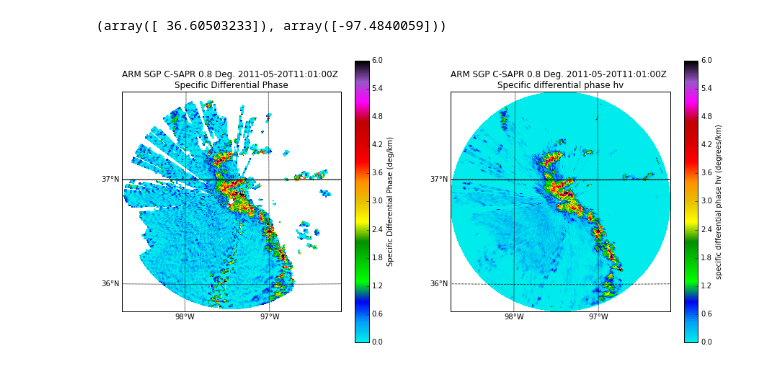
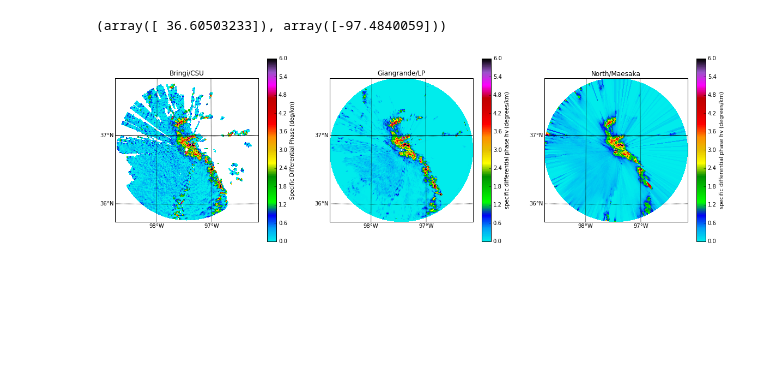
Before and after one commit to scollis/AGU_2016, a Jupyter notebook: notebooks/Processing a file-2.7.ipynb, the cells around one changed output. Cells and saved outputs as stored; diff of their text form; code cells hidden in the pictures; blank space fills up the shorter version.

```diff
--- a/notebooks/Processing a file-2.7.ipynb
+++ b/notebooks/Processing a file-2.7.ipynb
@@ -185,3 +185,17 @@ csu_kdp_field, csu_filt_dp, csu_kdp_sd = radar_codes.return_csu_kdp(radar)
 radar.add_field('bringi_differential_phase', csu_filt_dp, replace_existing = True)
 radar.add_field('bringi_specific_diff_phase', csu_kdp_field, replace_existing = True)
 radar.add_field('bringi_specific_diff_phase_sd', csu_kdp_sd, replace_existing = True)
+# %%
+print(radar.fields['gate_id']['notes'])
+rain_and_snow = pyart.correct.GateFilter(radar)
+rain_and_snow.exclude_all()
+rain_and_snow.include_equal('gate_id', 1)
+rain_and_snow.include_equal('gate_id', 3)
+rain_and_snow.include_equal('gate_id', 4)
+
+display = pyart.graph.RadarMapDisplay(radar)
+fig = plt.figure(figsize = [10,8])
+display.plot_ppi_map('reflectivity', sweep = 2, resolution = 'l',
+                    vmin = -10, vmax = 64, mask_outside = False,
+                    cmap = pyart.graph.cm.NWSRef,
+                    gatefilter = rain_and_snow)
@@ -188,3 +205,10 @@ radar.add_field('bringi_specific_diff_phase_sd', csu_kdp_sd, replace_existing =
+# %%
+m_kdp, phidp_f, phidp_r = pyart.retrieve.kdp_proc.kdp_maesaka(radar,
+                                                              gatefilter=rain_and_snow)
+# %%
+radar.add_field('maesaka_differential_phase', m_kdp, replace_existing = True)
+radar.add_field('maesaka_forward_specific_diff_phase', phidp_f, replace_existing = True)
+radar.add_field('maesaka__reverse_specific_diff_phase', phidp_r, replace_existing = True)
 # %%
 height = radar.gate_altitude
 lats = radar.gate_latitude
@@ -240,21 +264,27 @@ if not os.path.exists(im_output_location):
     os.makedirs(im_output_location)
 # %%
 display = pyart.graph.RadarMapDisplay(radar)
-fig = plt.figure(figsize = [15,7])
-plt.subplot(1,2,1)
+fig = plt.figure(figsize = [20,6])
+plt.subplot(1,3,1)
 display.plot_ppi_map('bringi_specific_diff_phase', sweep = 0, resolution = 'l',
                     mask_outside = False,
                     cmap = pyart.graph.cm.NWSRef,
-                    vmin = 0, vmax = 6)
-plt.subplot(1,2,2)
+                    vmin = 0, vmax = 6, title='Bringi/CSU')
+plt.subplot(1,3,2)
 display.plot_ppi_map('corrected_specific_diff_phase', sweep = 0, resolution = 'l',
                     mask_outside = False,
                     cmap = pyart.graph.cm.NWSRef,
-                    vmin = 0, vmax = 6)
+                    vmin = 0, vmax = 6, title='Giangrande/LP')
+
+plt.subplot(1,3,3)
+display.plot_ppi_map('maesaka_differential_phase', sweep = 0, resolution = 'l',
+                    mask_outside = False,
+                    cmap = pyart.graph.cm.NWSRef,
+                    vmin = 0, vmax = 6, title='North/Maesaka')
 
 plt.savefig(os.path.join(im_output_location, 'csapr_kdp_comp_'+ymd_string+hms_string+'.png'))
 # %% [output]
-[figure, old version]
+[figure, new version]
 # %%
 r_output_location = os.path.join(odir_r,ymd_string)
 if not os.path.exists(r_output_location):
```
Also changed, not shown: parts of 4 cells of this notebook.
